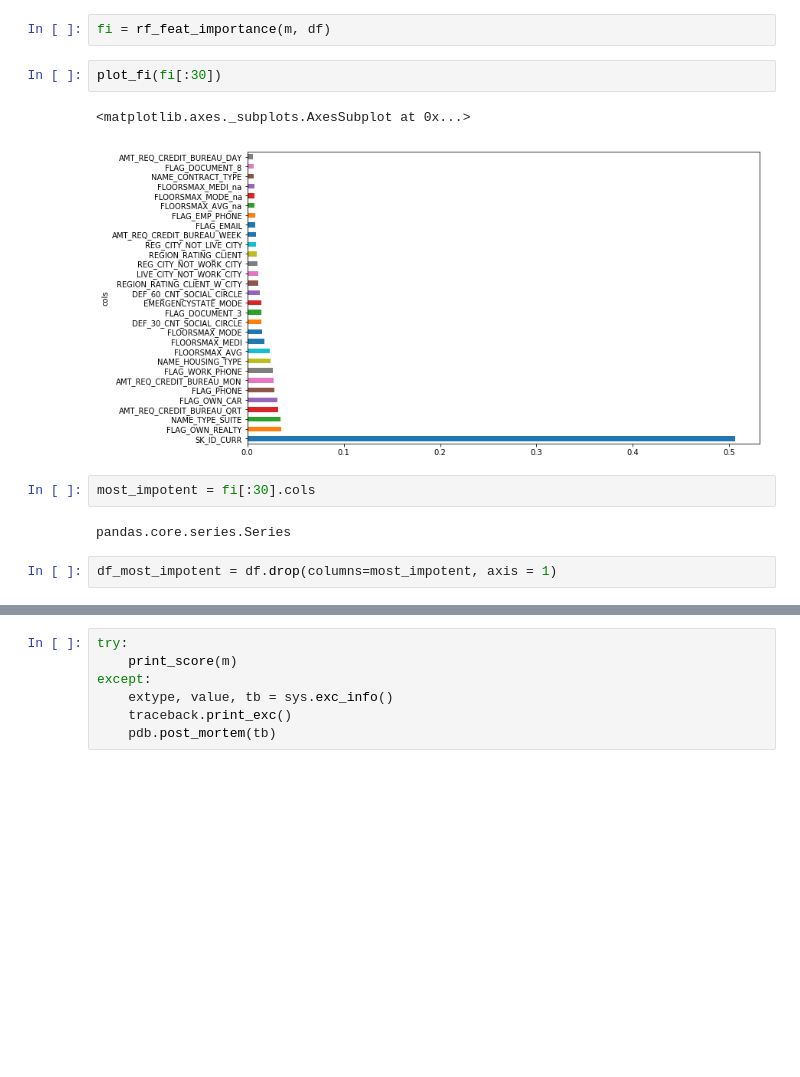
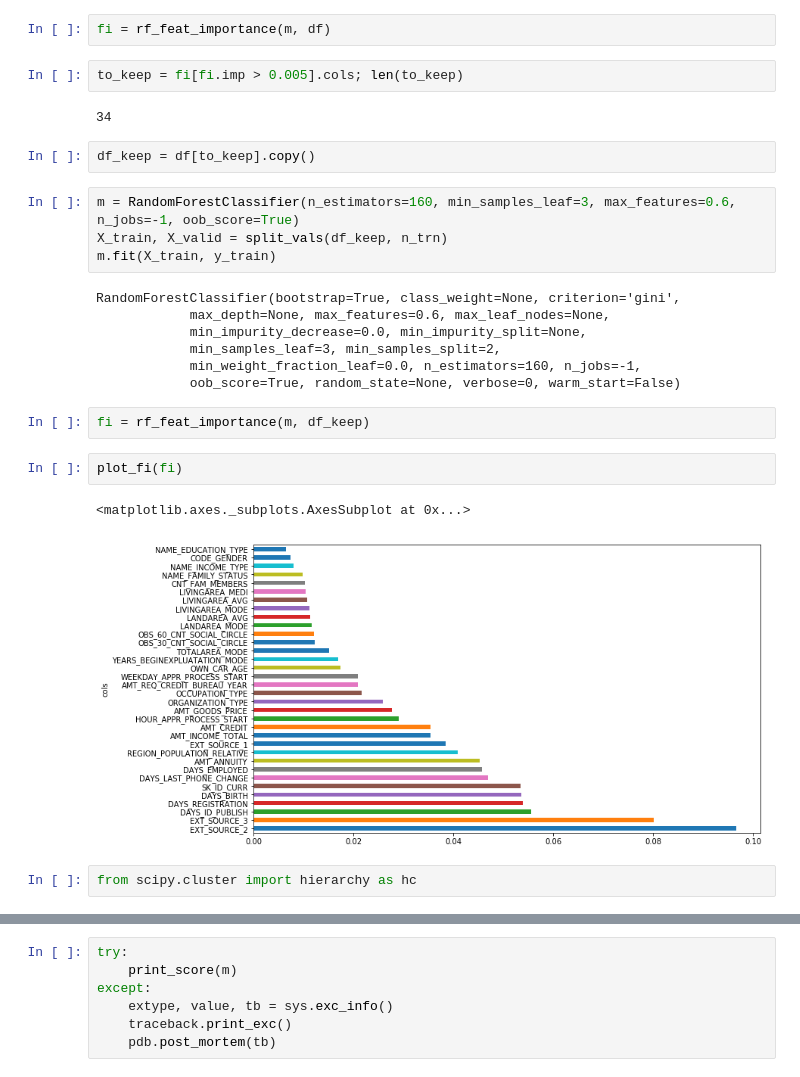
Before and after one commit to kugmax/fastai_learn, a Jupyter notebook: Home Credit Default Risk (random forest).ipynb, the cells around one changed output, grey strips where cells are left out. Cells and saved outputs as stored; diff of their text form; blank space fills up the shorter version.

```diff
--- a/Home Credit Default Risk (random forest).ipynb
+++ b/Home Credit Default Risk (random forest).ipynb
@@ -214,14 +214,29 @@ RandomForestClassifier(bootstrap=True, class_weight=None, criterion='gini',
 def plot_fi(fi): return fi.plot('cols', 'imp', 'barh', figsize=(12,7), legend=False)
 # %%
 fi = rf_feat_importance(m, df)
+# %%
+to_keep = fi[fi.imp > 0.005].cols; len(to_keep)
+# %% [output]
+34
+# %%
+df_keep = df[to_keep].copy()
+# %%
+m = RandomForestClassifier(n_estimators=160, min_samples_leaf=3, max_features=0.6, n_jobs=-1, oob_score=True)
+X_train, X_valid = split_vals(df_keep, n_trn)
+m.fit(X_train, y_train)
+# %% [output]
+RandomForestClassifier(bootstrap=True, class_weight=None, criterion='gini',
+            max_depth=None, max_features=0.6, max_leaf_nodes=None,
+            min_impurity_decrease=0.0, min_impurity_split=None,
+            min_samples_leaf=3, min_samples_split=2,
+            min_weight_fraction_leaf=0.0, n_estimators=160, n_jobs=-1,
+            oob_score=True, random_state=None, verbose=0, warm_start=False)
+# %%
+fi = rf_feat_importance(m, df_keep)
 # %%
-plot_fi(fi[:30])
+plot_fi(fi)
 # %% [output]
 <matplotlib.axes._subplots.AxesSubplot at 0x...>
-[figure, old version]
+[figure, new version]
-# %%
-most_impotent = fi[:30].cols
-# %% [output]
-pandas.core.series.Series
-# %%
-df_most_impotent = df.drop(columns=most_impotent, axis = 1)
+# %%
+from scipy.cluster import hierarchy as hc
```
Also changed, not shown: parts of 6 cells of this notebook, 1 other file.
